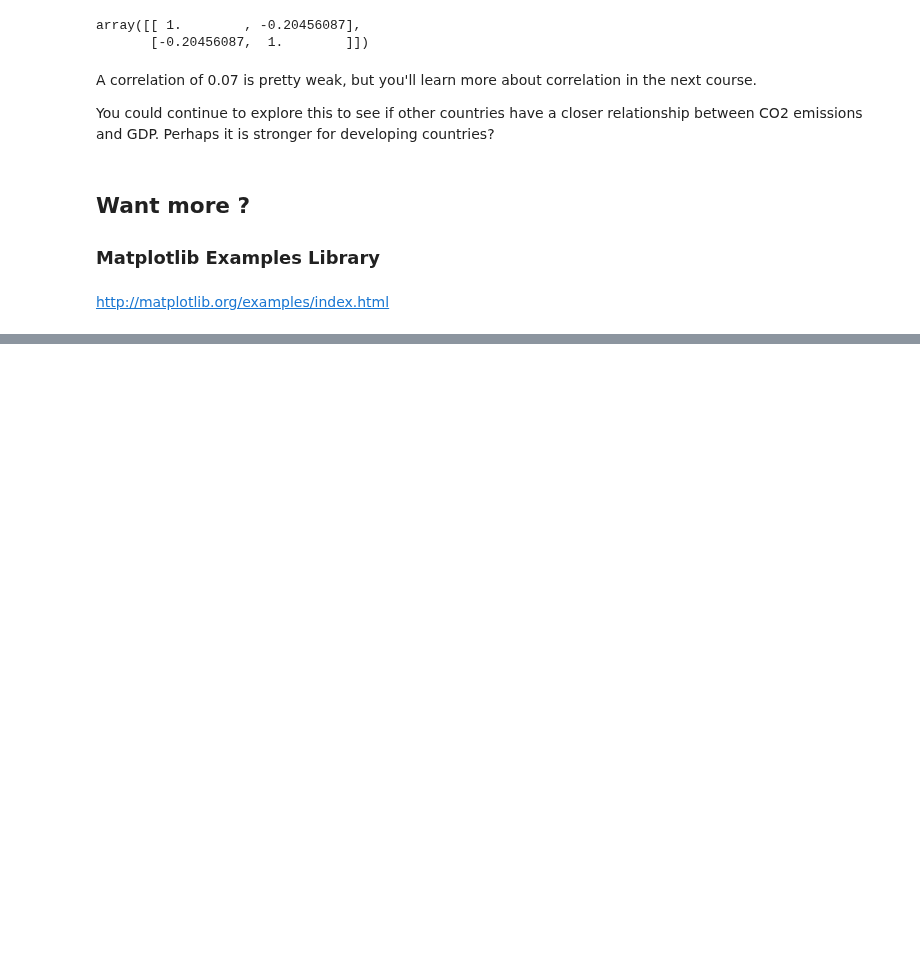
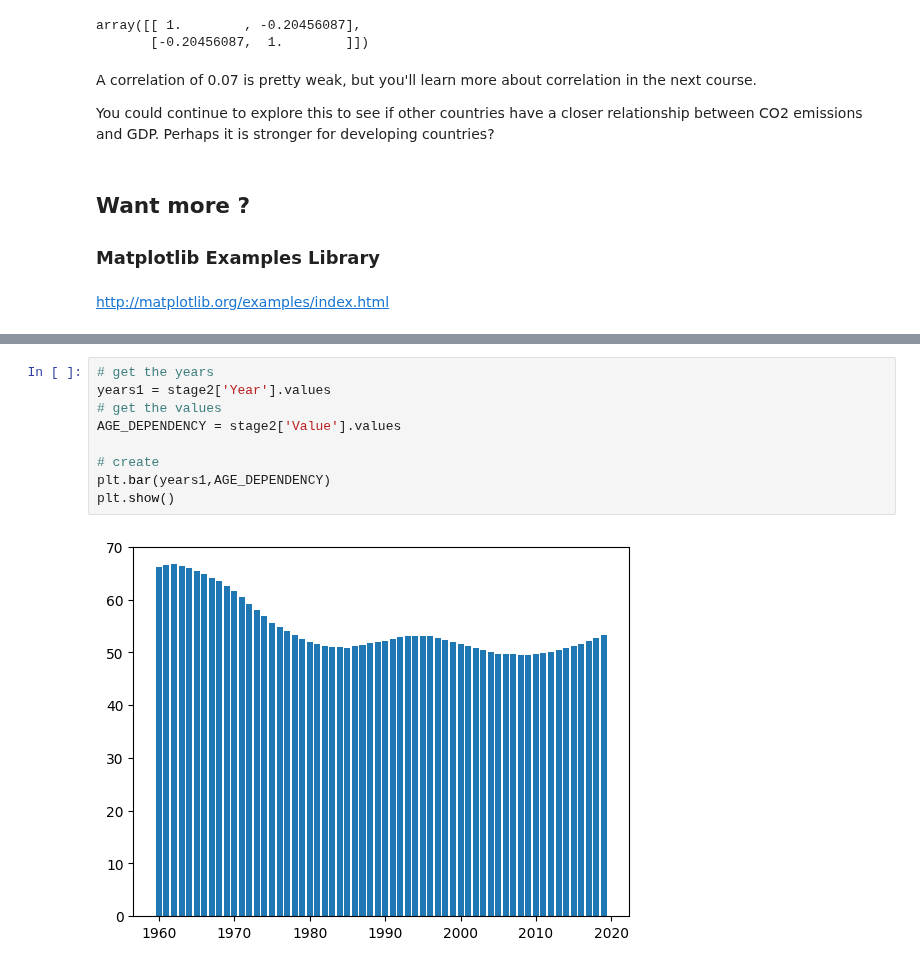
Before and after one commit to AkanchhaChoudhary/UCSanDiegoX-s-Data-Science-MicroMasters, a Jupyter notebook: Python_for_Data_Science/week-5/05a_Matplotlib_Notebook.ipynb, the cells around one changed output, grey strips where cells are left out. Drawn from its saved outputs; the diff is of its cells as text; blank space fills up the shorter version.

```diff
--- a/Python_for_Data_Science/week-5/05a_Matplotlib_Notebook.ipynb
+++ b/Python_for_Data_Science/week-5/05a_Matplotlib_Notebook.ipynb
@@ -556,0 +559,11 @@ IPython.OutputArea.auto_scroll_threshold = 9999;
+# %%
+# get the years
+years1 = stage2['Year'].values
+# get the values
+AGE_DEPENDENCY = stage2['Value'].values
+
+# create
+plt.bar(years1,AGE_DEPENDENCY)
+plt.show()
+# %% [output]
+[figure, added]
```
Also changed, not shown: parts of 8 cells of this notebook, 1 other file.
